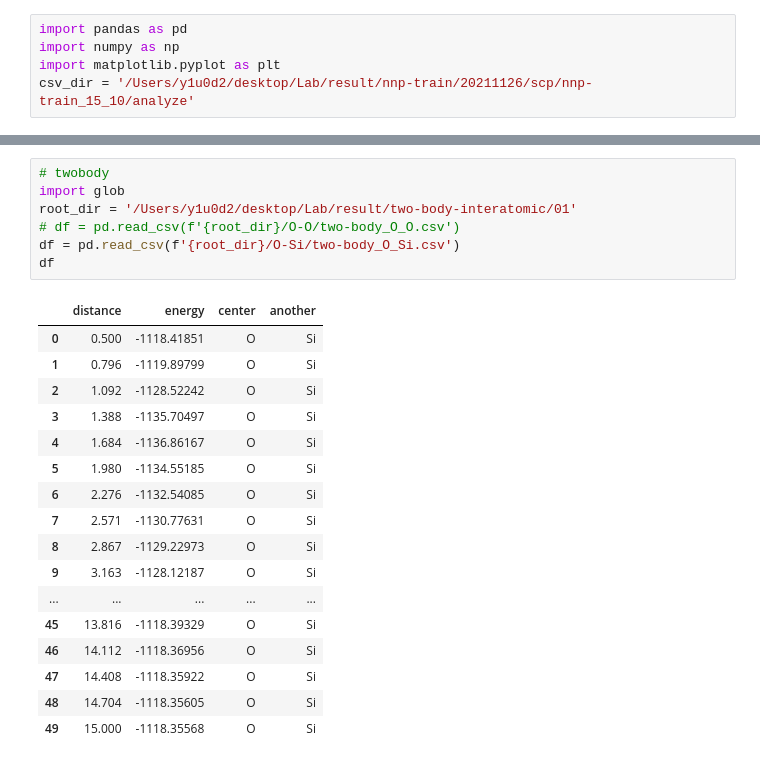
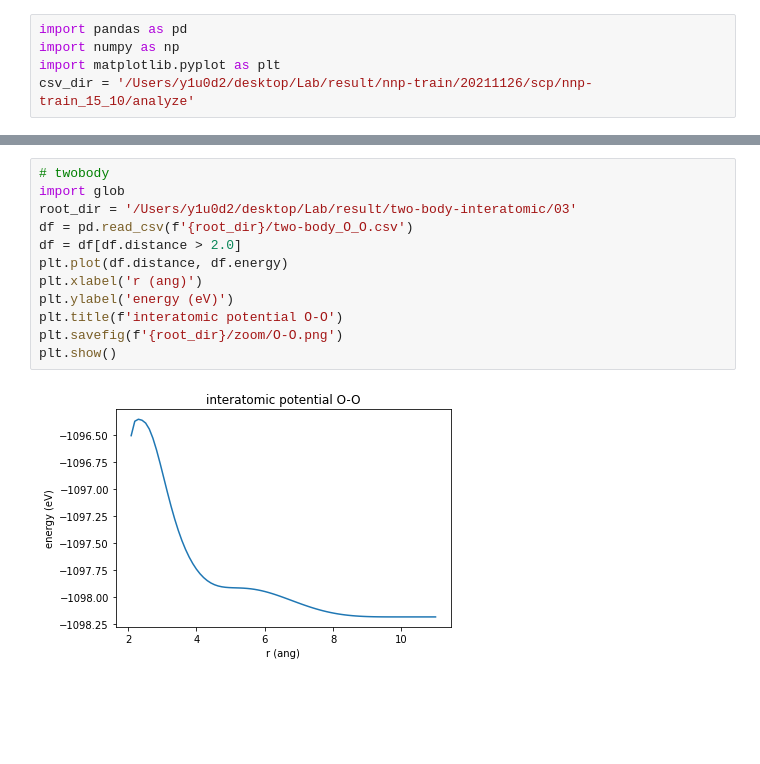
Before and after one commit to y1u0d2a1i/Research, a Jupyter notebook: scripts/wip/interatomic.ipynb, the cells around one changed output, grey strips where cells are left out. Drawn from its saved outputs; the diff is of its cells as text; blank space fills up the shorter version.

```diff
--- a/scripts/wip/interatomic.ipynb
+++ b/scripts/wip/interatomic.ipynb
@@ -46,25 +26,14 @@ array([ 1.        ,  1.18367347,  1.36734694,  1.55102041,  1.73469388,
 # %%
 # twobody
 import glob
-root_dir = '/Users/y1u0d2/desktop/Lab/result/two-body-interatomic/01'
-# df = pd.read_csv(f'{root_dir}/O-O/two-body_O_O.csv')
-df = pd.read_csv(f'{root_dir}/O-Si/two-body_O_Si.csv')
-df
+root_dir = '/Users/y1u0d2/desktop/Lab/result/two-body-interatomic/03'
+df = pd.read_csv(f'{root_dir}/two-body_O_O.csv')
+df = df[df.distance > 2.0]
+plt.plot(df.distance, df.energy)
+plt.xlabel('r (ang)')
+plt.ylabel('energy (eV)')
+plt.title(f'interatomic potential O-O')
+plt.savefig(f'{root_dir}/zoom/O-O.png')
+plt.show()
 # %% [output]
-|  | distance | energy | center | another |
-| 0 | 0.500 | -1118.41851 | O | Si |
-| 1 | 0.796 | -1119.89799 | O | Si |
-| 2 | 1.092 | -1128.52242 | O | Si |
-| 3 | 1.388 | -1135.70497 | O | Si |
-| 4 | 1.684 | -1136.86167 | O | Si |
-| 5 | 1.980 | -1134.55185 | O | Si |
-| 6 | 2.276 | -1132.54085 | O | Si |
-| 7 | 2.571 | -1130.77631 | O | Si |
-| 8 | 2.867 | -1129.22973 | O | Si |
-| 9 | 3.163 | -1128.12187 | O | Si |
-| ... | ... | ... | ... | ... |
-| 45 | 13.816 | -1118.39329 | O | Si |
-| 46 | 14.112 | -1118.36956 | O | Si |
-| 47 | 14.408 | -1118.35922 | O | Si |
-| 48 | 14.704 | -1118.35605 | O | Si |
-| 49 | 15.000 | -1118.35568 | O | Si |
+[figure, added]
```
Also changed, not shown: parts of 10 cells of this notebook, 6 other files.
